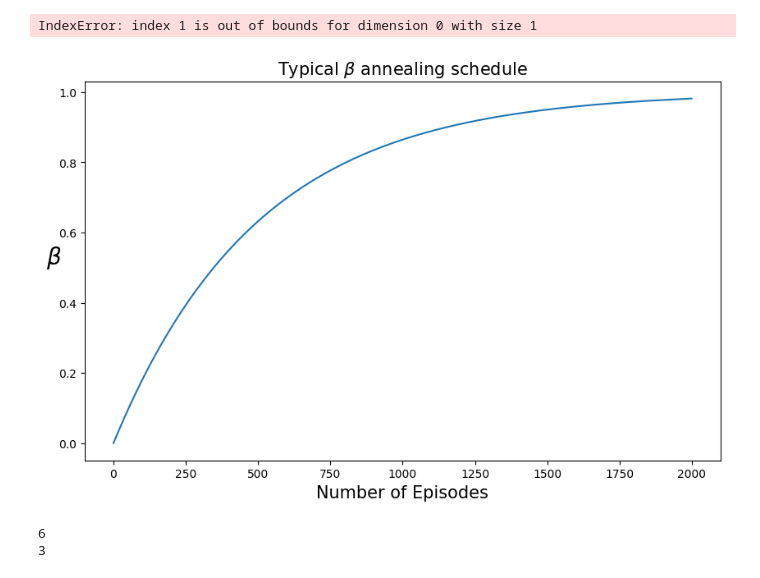
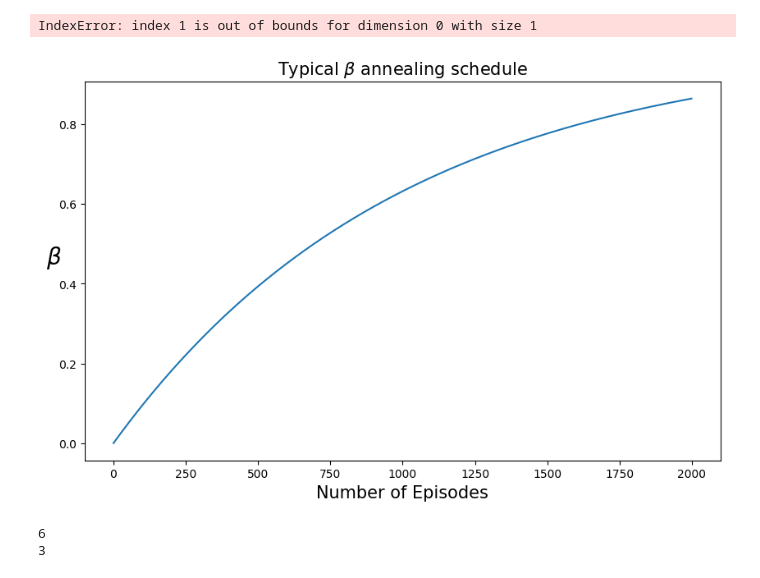
Before and after one commit to MagnusWagner/cro_symbolic_mbpo, a Jupyter notebook: tests.ipynb, the cells around one changed output. Saved outputs shown, nothing was run; the diff lists cells and outputs as text; code cells hidden in the pictures.

```diff
--- a/tests.ipynb
+++ b/tests.ipynb
@@ -60,18 +60,18 @@ IndexError: index 1 is out of bounds for dimension 0 with size 1
 # %%
 import matplotlib.pyplot as plt
 import numpy as np
 def exponential_annealing_schedule(n, rate):
     return 1 - np.exp(-rate * n)
 
 fig, ax = plt.subplots(1, 1, figsize=(10,6))
 ns = np.arange(2000)
-rate = 2e-3
+rate = 1e-3
 _ = ax.plot(ns, exponential_annealing_schedule(ns, rate))
 _ = ax.set_ylabel(r"$\beta$", rotation="horizontal", fontsize=20)
 _ = ax.set_xlabel("Number of Episodes", fontsize=15)
 _ = ax.set_title(r"Typical $\beta$ annealing schedule", fontsize=15)
 # %% [output]
-[figure, old version]
+[figure, new version]
 # %%
 from numpy import random
 class Test():
```
Also changed, not shown: parts of 1 cell of this notebook, 14 other files.
